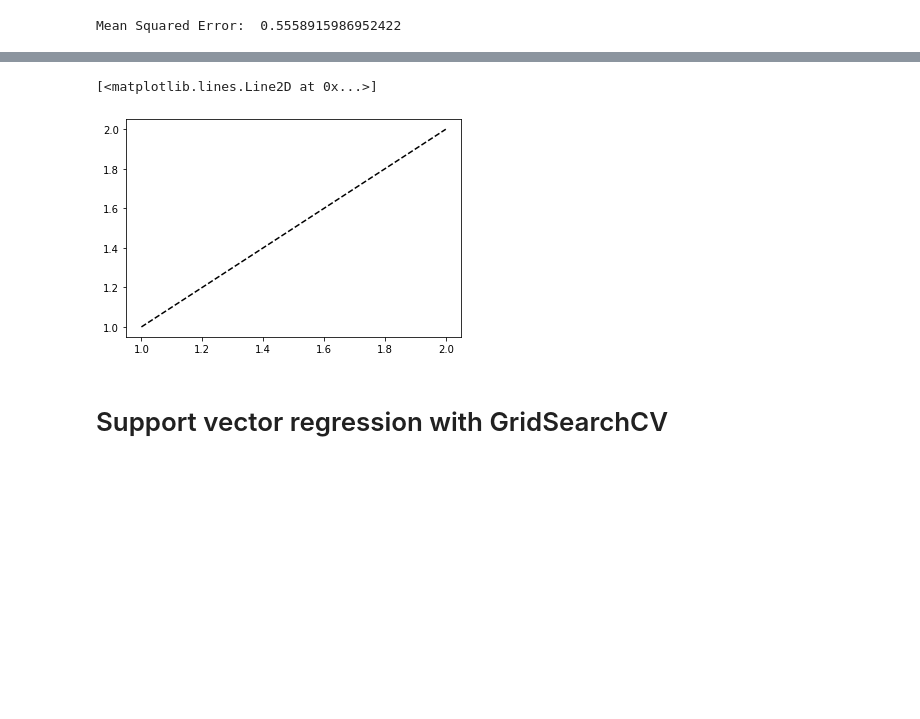
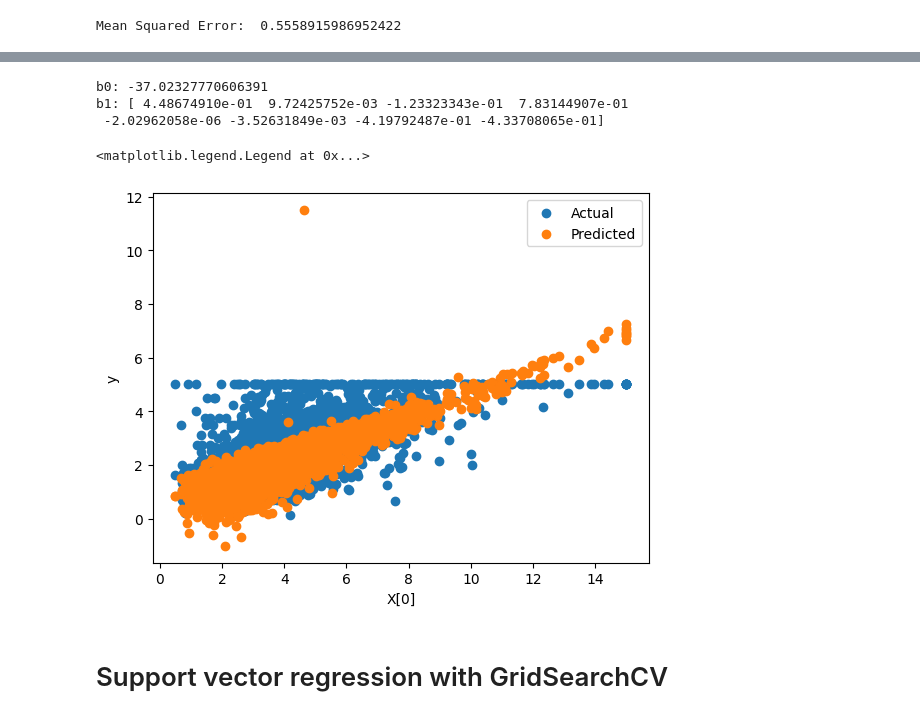
Before and after one commit to hasan-rakibul/AI-cybersec, a Jupyter notebook: Lab 4/lab_4_practice.ipynb, the cells around one changed output, grey strips where cells are left out. Cells and saved outputs as stored; diff of their text form; code cells hidden in the pictures; blank space fills up the shorter version.

```diff
--- a/Lab 4/lab_4_practice.ipynb
+++ b/Lab 4/lab_4_practice.ipynb
@@ -64,7 +67,23 @@ plt.show()
-# %%
-plt.plot([1,2],[1,2],'k--')
-# %% [output]
-[<matplotlib.lines.Line2D at 0x...>]
-[figure, removed]
+# %%
+# y=b0+b1*X
+b0 = model.intercept_
+b1 = model.coef_
+print("b0:", b0)
+print("b1:", b1)
+# %% [output]
+b0: -37.02327770606391
+b1: [ 4.48674910e-01  9.72425752e-03 -1.23323343e-01  7.83144907e-01
+ -2.02962058e-06 -3.52631849e-03 -4.19792487e-01 -4.33708065e-01]
+# %%
+# Plot the actual and predicted values
+chosen_X = X_test[:, 0]
+plt.scatter(chosen_X, y_test, label="Actual")
+plt.scatter(chosen_X, y_pred, label="Predicted")
+plt.xlabel("X[0]")
+plt.ylabel("y")
+plt.legend()
+# %% [output]
+<matplotlib.legend.Legend at 0x...>
+[figure, added]
 # %% [markdown]
 # Support vector regression with GridSearchCV
```
Also changed, not shown: parts of 7 cells of this notebook.
